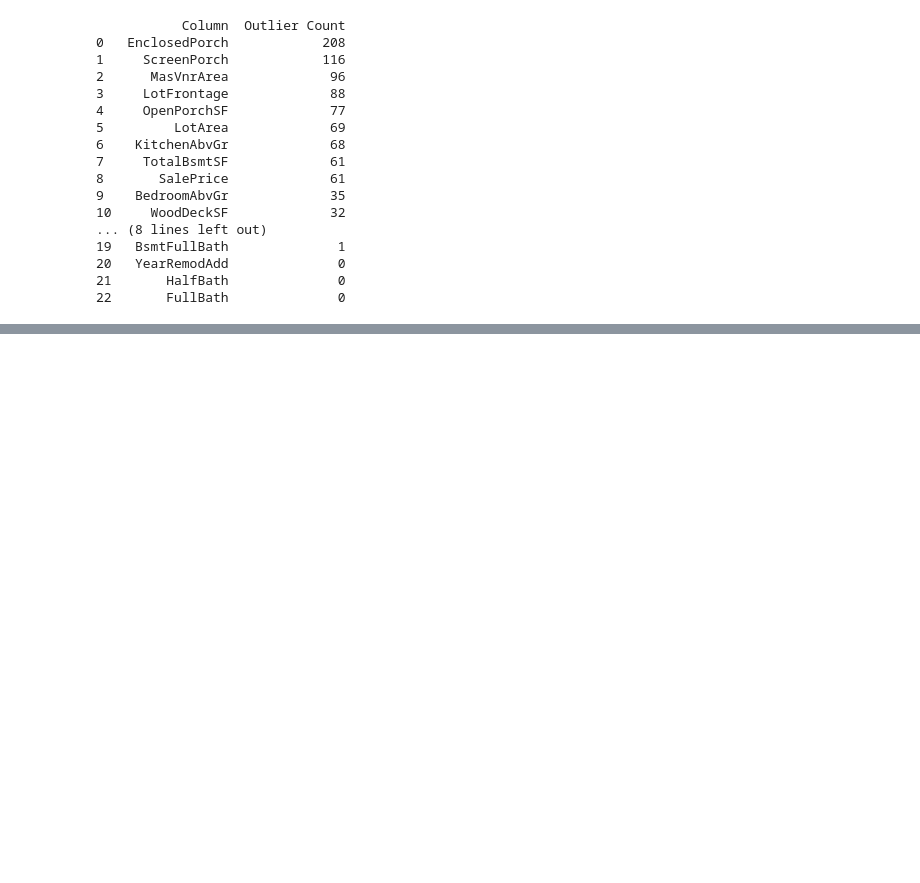
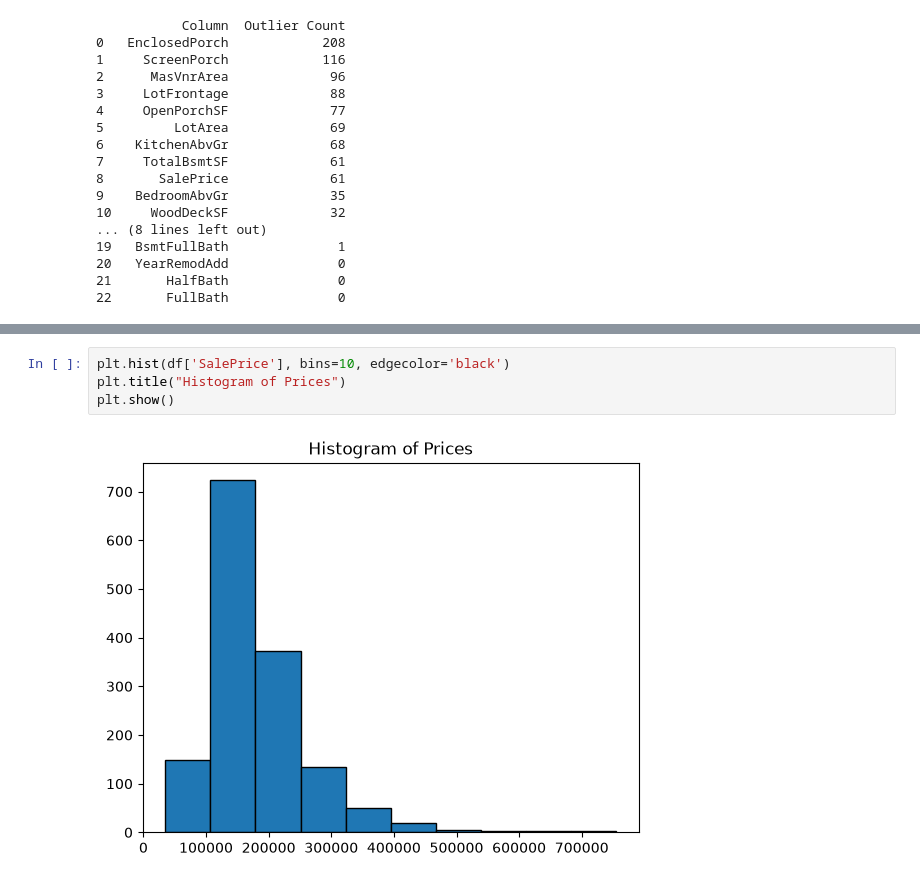
Before and after one commit to sahilsaeidkhan/just_Practice, a Jupyter notebook: house_prediction.ipynb, the cells around one changed output, grey strips where cells are left out. Saved outputs shown, nothing was run; the diff lists cells and outputs as text; blank space fills up the shorter version.

```diff
--- a/house_prediction.ipynb
+++ b/house_prediction.ipynb
@@ -932,0 +942,6 @@ print(outlier_summary)
+# %%
+plt.hist(df['SalePrice'], bins=10, edgecolor='black')
+plt.title("Histogram of Prices")
+plt.show()
+# %% [output]
+[figure, added]
```
Also changed, not shown: parts of 3 cells of this notebook.
